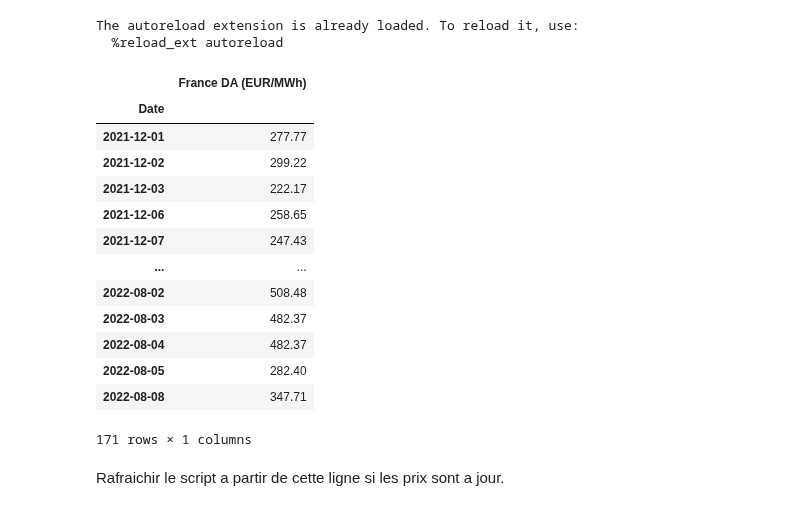
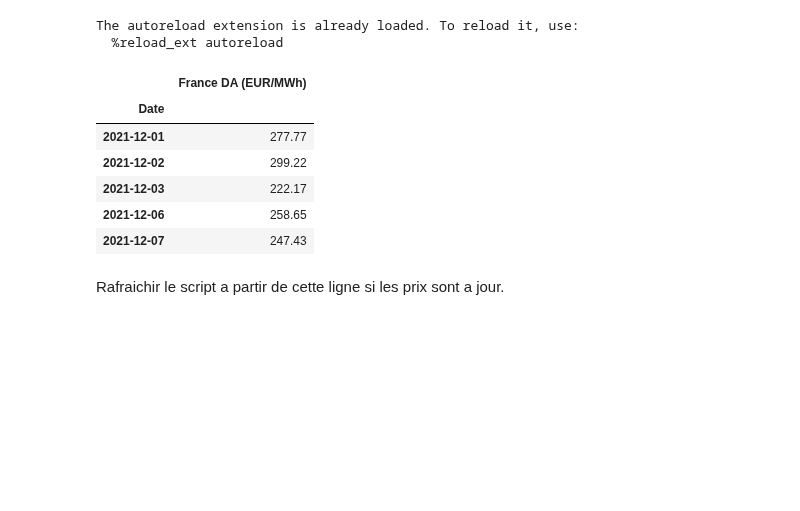
Before and after one commit to romain109/Power-Europe, a Jupyter notebook: Notebooks - std/prices.ipynb, the cells around one changed output. Drawn from its saved outputs; the diff is of its cells as text; code cells hidden in the pictures; blank space fills up the shorter version.

```diff
--- a/Notebooks - std/prices.ipynb
+++ b/Notebooks - std/prices.ipynb
@@ -28,38 +22,31 @@ The autoreload extension is already loaded. To reload it, use:
 # %%
 times_series = ['mu.ELEC_FR.DLI.']
 countries_series = ['France DA (EUR/MWh)']
 
 dates_series = pd.date_range(dt.date(2021,12,1),dt.date.today()-dt.timedelta(days=1),freq='d')
 prices = pd.DataFrame(index = dates_series.strftime(medeco_dt_format))
 prices.index.name = 'Date'
 
 for name in times_series :
     prices_series = medeco_get_values(name, dt.date(2021,12,1), dt.date.today(), radicalDef = "B" , server = 'prod', format = 'df' )
     prices_series = prices_series.astype(float)
     prices_series.columns = [name]
-    prices_series.loc[prices_series[name] == 'NaN'] = np.NaN
+    #prices_series.loc[prices_series.loc[name] == 'NaN'] = np.NaN
     prices = pd.concat([prices,prices_series], axis = 1)
 
 prices.columns = countries_series
 prices.index.name = 'Date'
 prices.dropna(axis = 0, inplace = True)
 prices.to_csv("French Power Prices Medeco.txt", sep = ',')
-prices
+prices.head(5)
 # %% [output]
 |  | France DA (EUR/MWh) |
 | Date |  |
 | 2021-12-01 | 277.77 |
 | 2021-12-02 | 299.22 |
 | 2021-12-03 | 222.17 |
 | 2021-12-06 | 258.65 |
 | 2021-12-07 | 247.43 |
-| ... | ... |
-| 2022-08-02 | 508.48 |
-| 2022-08-03 | 482.37 |
-| 2022-08-04 | 482.37 |
-| 2022-08-05 | 282.40 |
-| 2022-08-08 | 347.71 |
-171 rows × 1 columns
 # %% [markdown]
 Rafraichir le script a partir de cette ligne si les prix sont a jour.
 # %%
```
Also changed, not shown: parts of 2 cells of this notebook, 8 other files.
